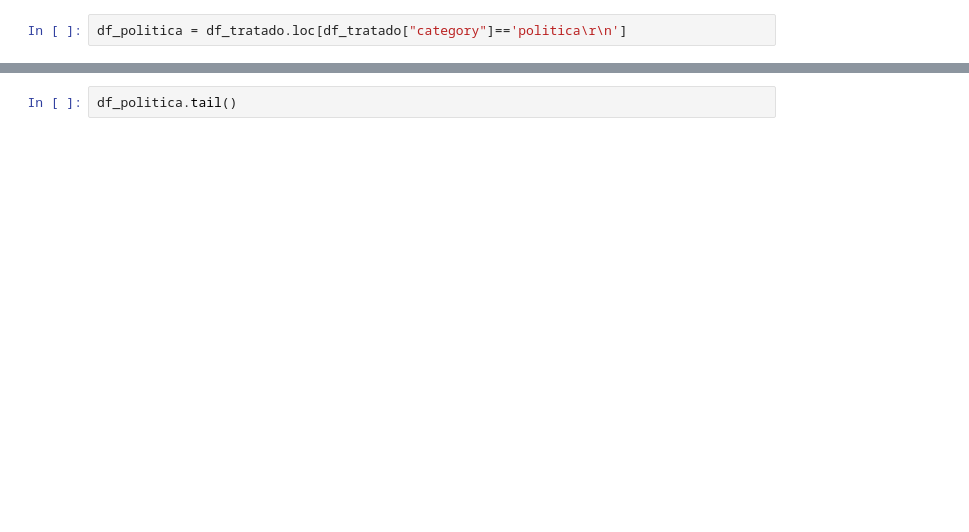
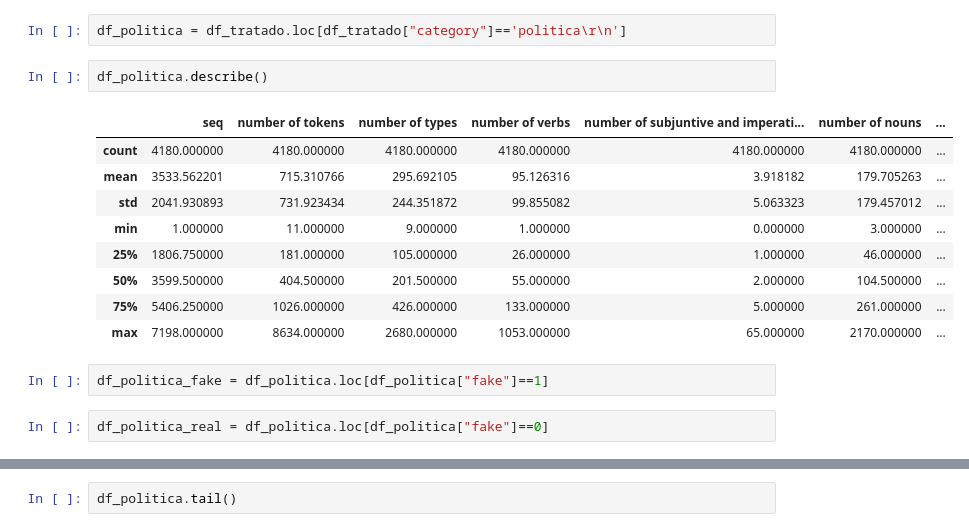
Before and after one commit to joaopaulopbjp/FakeNewsDetection, a Jupyter notebook: Fake News Classifier.ipynb, the cells around one changed output, grey strips where cells are left out. Saved outputs shown, nothing was run; the diff lists cells and outputs as text; blank space fills up the shorter version.

```diff
--- a/Fake News Classifier.ipynb
+++ b/Fake News Classifier.ipynb
@@ -14,2 +46,18 @@ df_tratado.head()
 # %%
 df_politica = df_tratado.loc[df_tratado["category"]=='politica\r\n']
+# %%
+df_politica.describe()
+# %% [output]
+|  | seq | number of tokens | number of types | number of verbs | number of subjuntive and imperati... | number of nouns | ... |
+| count | 4180.000000 | 4180.000000 | 4180.000000 | 4180.000000 | 4180.000000 | 4180.000000 | ... |
+| mean | 3533.562201 | 715.310766 | 295.692105 | 95.126316 | 3.918182 | 179.705263 | ... |
+| std | 2041.930893 | 731.923434 | 244.351872 | 99.855082 | 5.063323 | 179.457012 | ... |
+| min | 1.000000 | 11.000000 | 9.000000 | 1.000000 | 0.000000 | 3.000000 | ... |
+| 25% | 1806.750000 | 181.000000 | 105.000000 | 26.000000 | 1.000000 | 46.000000 | ... |
+| 50% | 3599.500000 | 404.500000 | 201.500000 | 55.000000 | 2.000000 | 104.500000 | ... |
+| 75% | 5406.250000 | 1026.000000 | 426.000000 | 133.000000 | 5.000000 | 261.000000 | ... |
+| max | 7198.000000 | 8634.000000 | 2680.000000 | 1053.000000 | 65.000000 | 2170.000000 | ... |
+# %%
+df_politica_fake = df_politica.loc[df_politica["fake"]==1]
+# %%
+df_politica_real = df_politica.loc[df_politica["fake"]==0]
```
Also changed, not shown: parts of 16 cells of this notebook.
